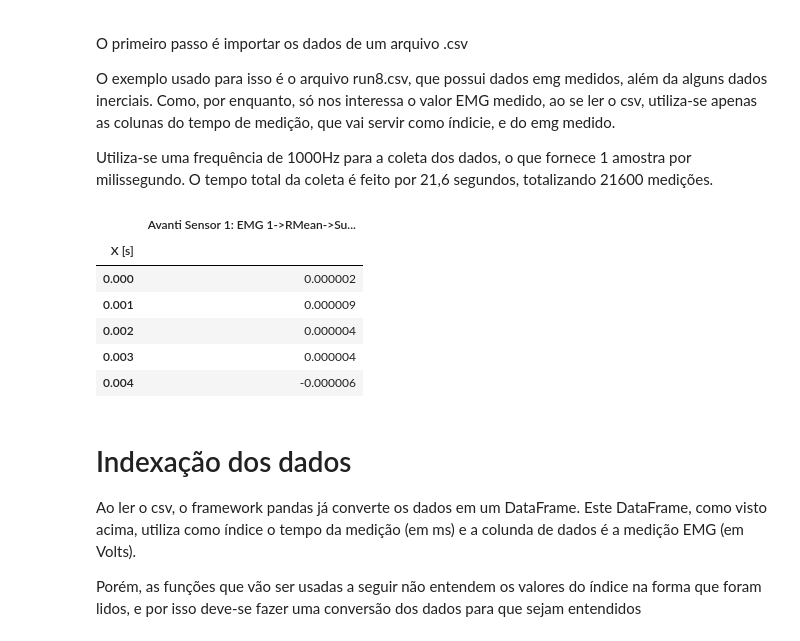
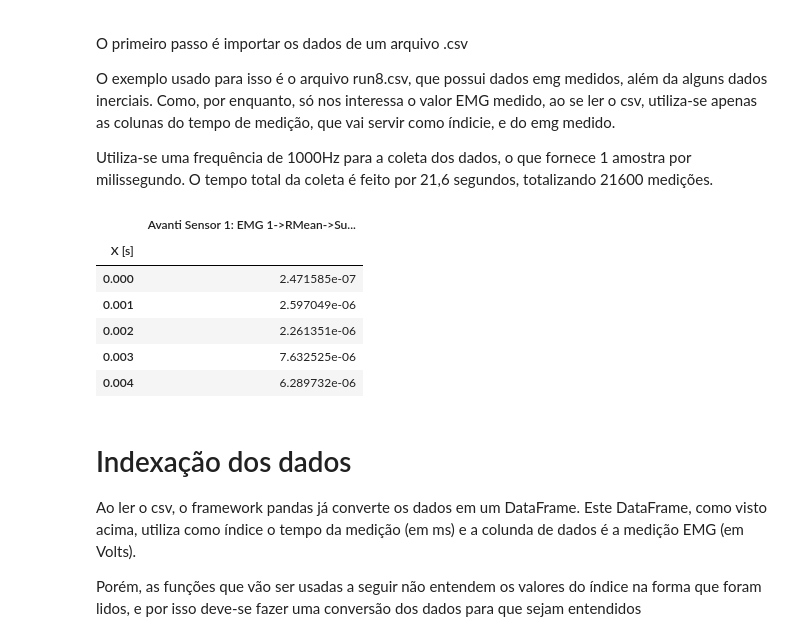
Before and after one commit to raphaelrcb/HMM_Classifier, a Jupyter notebook: AR.ipynb, the cells around one changed output. Saved outputs shown, nothing was run; the diff lists cells and outputs as text; code cells hidden in the pictures.

```diff
--- a/AR.ipynb
+++ b/AR.ipynb
@@ -10,20 +10,20 @@ Utiliza-se uma frequência de 1000Hz para a coleta dos dados, o que fornece 1 am
 # %%
 import numpy as np
 import pandas as pd
 from pandas import read_csv
 # series = read_csv('/home/raphael/Desktop/TCC_UnB/data/run8.csv', header=46, usecols = [0,1], index_col = 0)
 # series = read_csv('/home/raphael/Desktop/TCC_UnB/data/run6.csv', header=32, usecols = [0,1], index_col = 0)
 # series = read_csv('/home/raphael/Desktop/TCC_UnB/data/train/close_hand_1.csv', header=1, usecols = [0,1], index_col = 0)
-series = read_csv('https://raw.githubusercontent.com/raphaelrcb/TCC_UnB/raphael_dev/data/gesture_1_1.csv', header=1, usecols = [0,1], index_col = 0)
+series = read_csv('https://raw.githubusercontent.com/raphaelrcb/TCC_UnB/raphael_dev/data/v0/gesture_1_2.csv', header=1, usecols = [0,1], index_col = 0)
 series.head()
 # %% [output]
 |  | Avanti Sensor 1: EMG 1->RMean->Su... |
 | X [s] |  |
-| 0.000 | 0.000002 |
-| 0.001 | 0.000009 |
-| 0.002 | 0.000004 |
-| 0.003 | 0.000004 |
-| 0.004 | -0.000006 |
+| 0.000 | 2.471585e-07 |
+| 0.001 | 2.597049e-06 |
+| 0.002 | 2.261351e-06 |
+| 0.003 | 7.632525e-06 |
+| 0.004 | 6.289732e-06 |
 # %% [markdown]
 # Indexação dos dados
 
```
Also changed, not shown: parts of 9 cells of this notebook, 1 other file.
